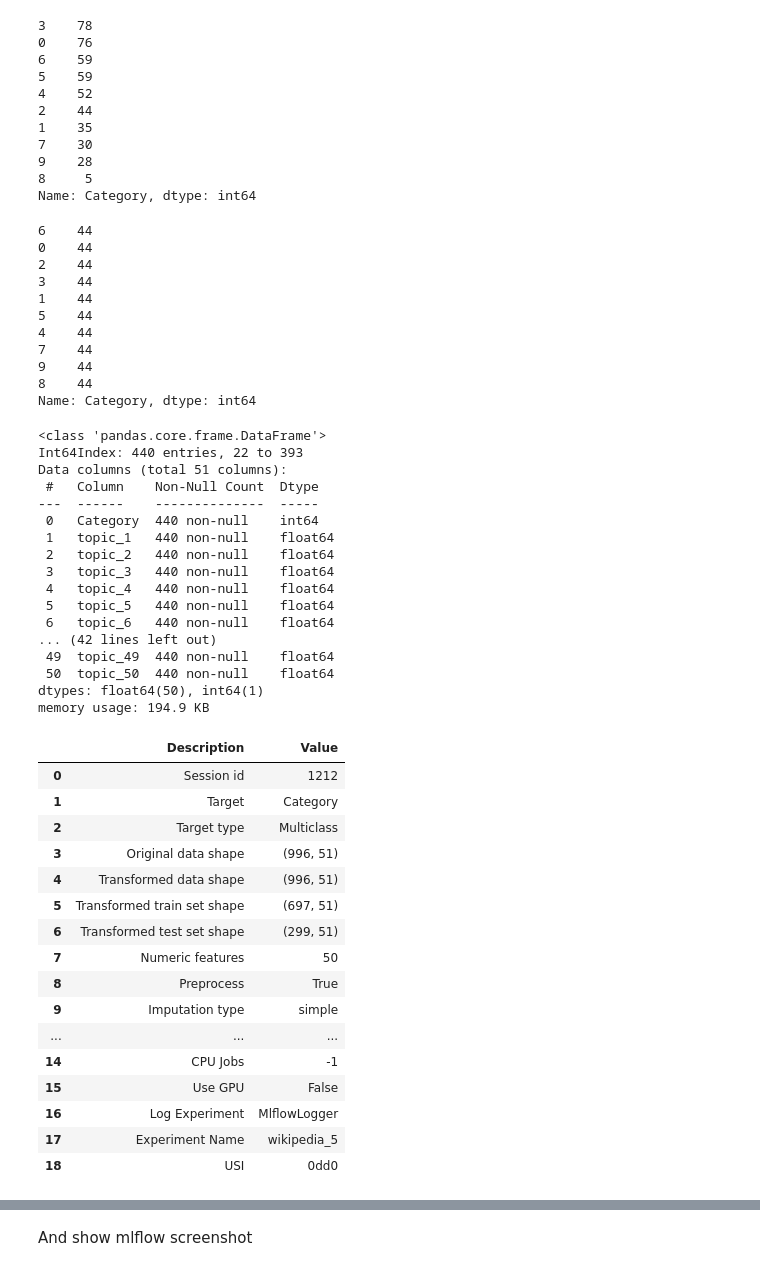
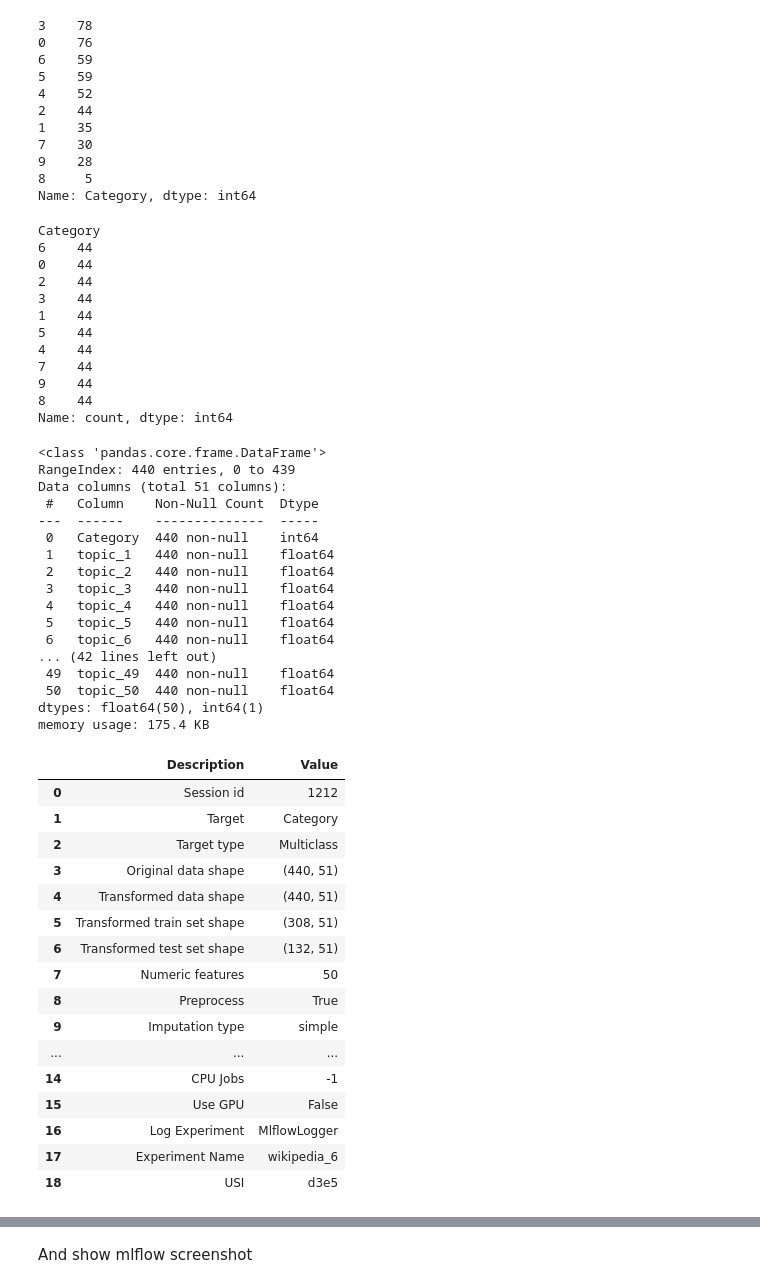
Before and after one commit to InnerShadow/DS, a Jupyter notebook: HW3/NLP_AutoML.ipynb, the cells around one changed output, grey strips where cells are left out. Saved outputs shown, nothing was run; the diff lists cells and outputs as text; code cells hidden in the pictures.

```diff
--- a/HW3/NLP_AutoML.ipynb
+++ b/HW3/NLP_AutoML.ipynb
@@ -542,6 +545,8 @@ model = compare_models()
 # %%
 # Excellent
 # Now get rid of classes disbalance
+
+encoder = LabelEncoder()
 
 df = get_data('wikipedia')
 df = df.dropna(subset = ['Category'])
@@ -622,8 +627,6 @@ Name: Category, dtype: int64
 # %%
 # Leave 44 samples for each type
 # it contain as upsamplind & downsampling
-
-from sklearn.utils import resample
 
 target_count = 44
 
@@ -637,10 +640,11 @@ for category in df['Category'].unique():
     else:
         resampled_category = category_subset.sample(target_count)
 
-    resampled_df = pd.concat([resampled_df, resampled_category])
+    resampled_df = pd.concat([resampled_df, resampled_category], ignore_index = True)
 
 resampled_df['Category'].value_counts()
 # %% [output]
+Category
 6    44
 0    44
 2    44
@@ -651,12 +655,12 @@ resampled_df['Category'].value_counts()
 7    44
 9    44
 8    44
-Name: Category, dtype: int64
+Name: count, dtype: int64
 # %%
 resampled_df.info()
 # %% [output]
 <class 'pandas.core.frame.DataFrame'>
-Int64Index: 440 entries, 22 to 393
+RangeIndex: 440 entries, 0 to 439
 Data columns (total 51 columns):
  #   Column    Non-Null Count  Dtype
 ---  ------    --------------  -----
@@ -671,21 +675,21 @@ Data columns (total 51 columns):
  49  topic_49  440 non-null    float64
  50  topic_50  440 non-null    float64
 dtypes: float64(50), int64(1)
-memory usage: 194.9 KB
+memory usage: 175.4 KB
 # %%
 resampled_df = resampled_df.dropna(subset = ['Category'])
 
 s = setup(resampled_df, target = 'Category', session_id = 1212, index = False,
-           log_experiment = True, experiment_name = 'wikipedia_5')
+           log_experiment = True, experiment_name = 'wikipedia_6')
 # %% [output]
 |  | Description | Value |
 | 0 | Session id | 1212 |
 | 1 | Target | Category |
 | 2 | Target type | Multiclass |
-| 3 | Original data shape | (996, 51) |
-| 4 | Transformed data shape | (996, 51) |
-| 5 | Transformed train set shape | (697, 51) |
-| 6 | Transformed test set shape | (299, 51) |
+| 3 | Original data shape | (440, 51) |
+| 4 | Transformed data shape | (440, 51) |
+| 5 | Transformed train set shape | (308, 51) |
+| 6 | Transformed test set shape | (132, 51) |
 | 7 | Numeric features | 50 |
 | 8 | Preprocess | True |
 | 9 | Imputation type | simple |
@@ -693,5 +697,5 @@ s = setup(resampled_df, target = 'Category', session_id = 1212, index = False,
 | 14 | CPU Jobs | -1 |
 | 15 | Use GPU | False |
 | 16 | Log Experiment | MlflowLogger |
-| 17 | Experiment Name | wikipedia_5 |
-| 18 | USI | 0dd0 |
+| 17 | Experiment Name | wikipedia_6 |
+| 18 | USI | d3e5 |
```
Also changed, not shown: parts of 18 cells of this notebook, 3 other files.
